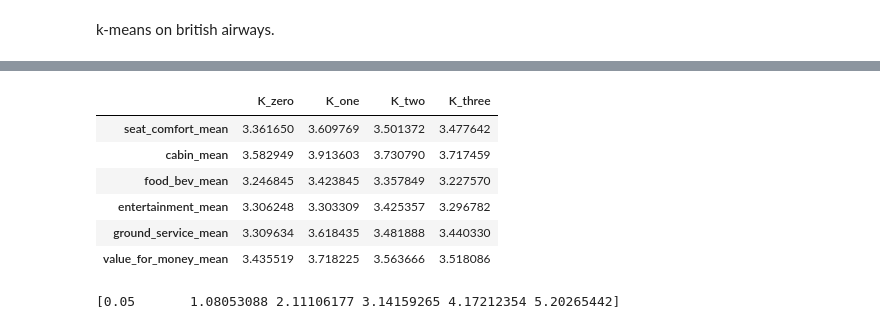
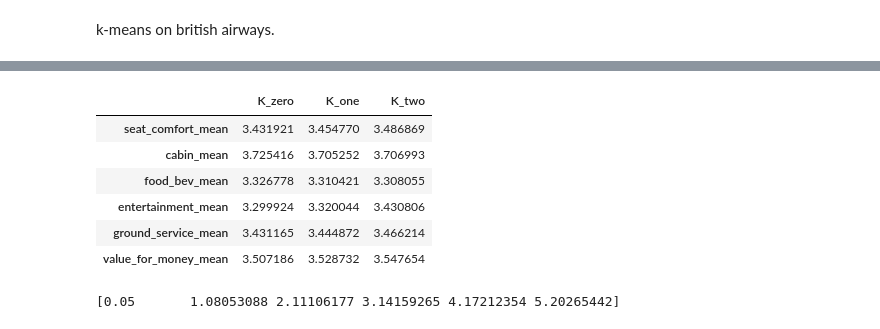
Before and after one commit to pullz6/Airline_Study, a Jupyter notebook: Airline_Reviews.ipynb, the cells around one changed output, grey strips where cells are left out. Cells and saved outputs as stored; diff of their text form; code cells hidden in the pictures.

```diff
--- a/Airline_Reviews.ipynb
+++ b/Airline_Reviews.ipynb
@@ -336,2 +443,15 @@ x_knn_copy.head()
 # %% [markdown]
 Conduting the k-means clustering method to better understand how many clusters should we select for the clustering.
+# %%
+cost = []
+K = range(1,6)
+for num_clusters in list(K):
+    kmode = KModes(n_clusters=num_clusters, init = "Huang", n_init = 5, verbose=0)
+    kmode.fit_predict(x_knn_copy)
+    cost.append(kmode.cost_)
+
+plt.plot(K, cost)
+plt.xlabel('No. of clusters')
+plt.ylabel('Cost')
+plt.title('Elbow Method For Optimal for number of clusters')
+plt.show()
@@ -369,8 +491,11 @@ x_knn_copy
 # %%
-kmeans = KMeans(n_clusters=4,random_state=0)
+kmeans = KMeans(n_clusters=3,random_state=0)
 kmeans.fit(x_knn_copy)
 labels = kmeans.labels_
 labels = kmeans.predict(x_knn_copy)
 s = metrics.silhouette_score(x_knn_copy, labels, metric='euclidean')
 print(f'Silhouette Coefficient of kmeans clustering on the passengers: {s:.2f}')
+cent = kmeans.cluster_centers_
+kmeans = pd.DataFrame(labels)
+airline.insert((x_knn_copy.shape[1]),'kmeans',kmeans)
 # %% [output]
@@ -378,6 +502,0 @@ Silhouette Coefficient of kmeans clustering on the passengers: 0.60
-# %%
-cent = kmeans.cluster_centers_
-kmeans = pd.DataFrame(labels)
-airline.insert((x_knn_copy.shape[1]),'kmeans',kmeans)
-x_knn_copy.insert((x_knn_copy.shape[1]),'kmeans',kmeans)
-x_knn_copy.head()
@@ -391,3 +503,7 @@ x_knn_copy.head()
+# %%
+km_huang = KModes(n_clusters=3, init = "Huang", n_init = 5, verbose=0)
+clusters_huang = km_huang.fit_predict(x_knn_copy)
+airline.insert(0,"KMode", clusters_huang, True)
 # %% [markdown]
 k-means on british airways.
 # %%
@@ -428,15 +608,15 @@ ratings = airline.groupby(["kmeans"]).agg(
 # %%
 ratings.drop('kmeans',axis=1,inplace=True)
 ratings_T = ratings.transpose()
-ratings_T.rename(columns={0: "K_zero", 1: "K_one",2:"K_two",3:"K_three"})
+ratings_T.rename(columns={0: "K_zero", 1: "K_one",2:"K_two"})
 # %% [output]
-|  | K_zero | K_one | K_two | K_three |
-| seat_comfort_mean | 3.361650 | 3.609769 | 3.501372 | 3.477642 |
-| cabin_mean | 3.582949 | 3.913603 | 3.730790 | 3.717459 |
-| food_bev_mean | 3.246845 | 3.423845 | 3.357849 | 3.227570 |
-| entertainment_mean | 3.306248 | 3.303309 | 3.425357 | 3.296782 |
-| ground_service_mean | 3.309634 | 3.618435 | 3.481888 | 3.440330 |
-| value_for_money_mean | 3.435519 | 3.718225 | 3.563666 | 3.518086 |
+|  | K_zero | K_one | K_two |
+| seat_comfort_mean | 3.431921 | 3.454770 | 3.486869 |
+| cabin_mean | 3.725416 | 3.705252 | 3.706993 |
+| food_bev_mean | 3.326778 | 3.310421 | 3.308055 |
+| entertainment_mean | 3.299924 | 3.320044 | 3.430806 |
+| ground_service_mean | 3.431165 | 3.444872 | 3.466214 |
+| value_for_money_mean | 3.507186 | 3.528732 | 3.547654 |
 # %%
 import matplotlib as mpl
 import matplotlib.pyplot as plt
```
Also changed, not shown: parts of 28 cells of this notebook.
